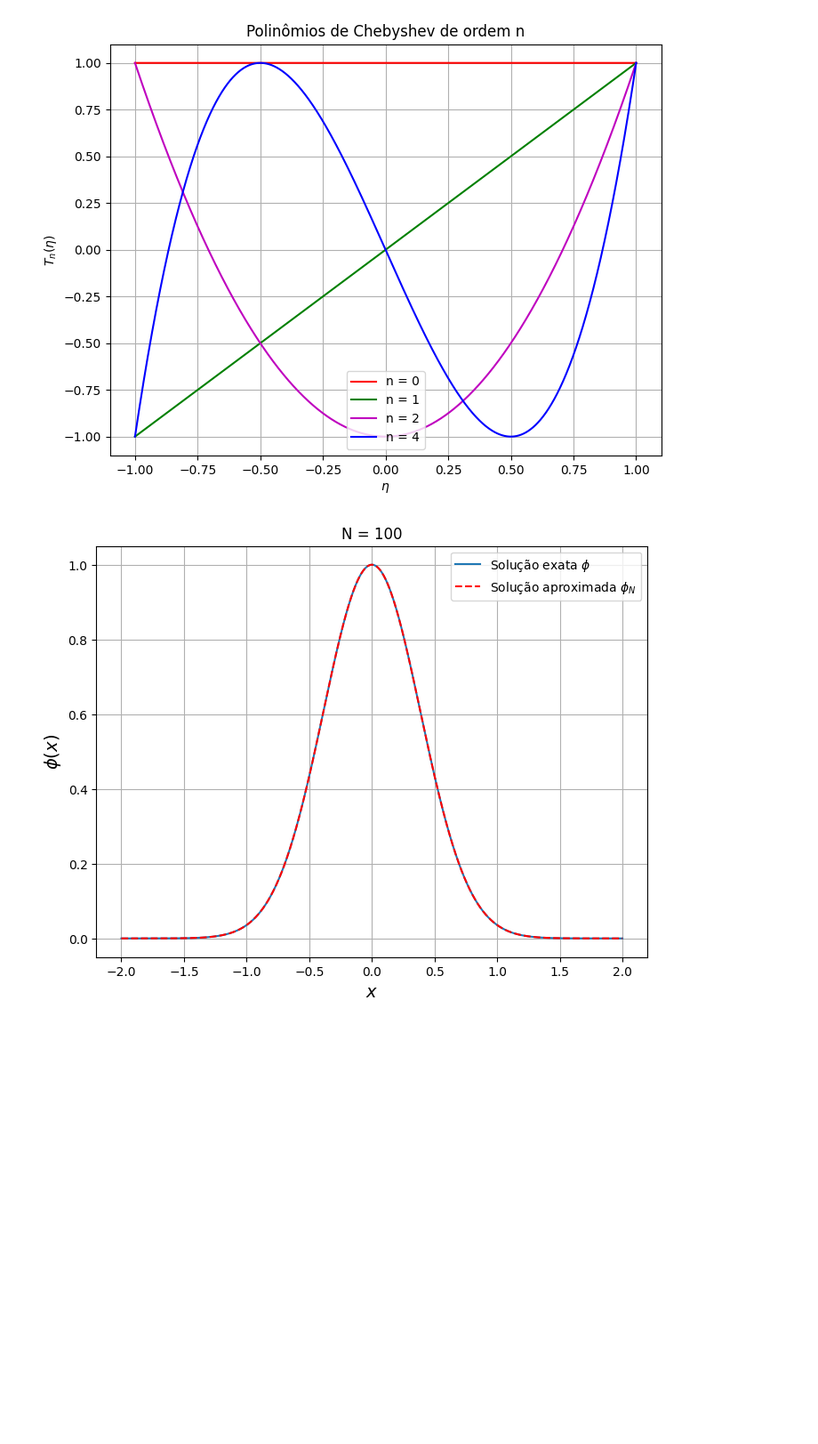
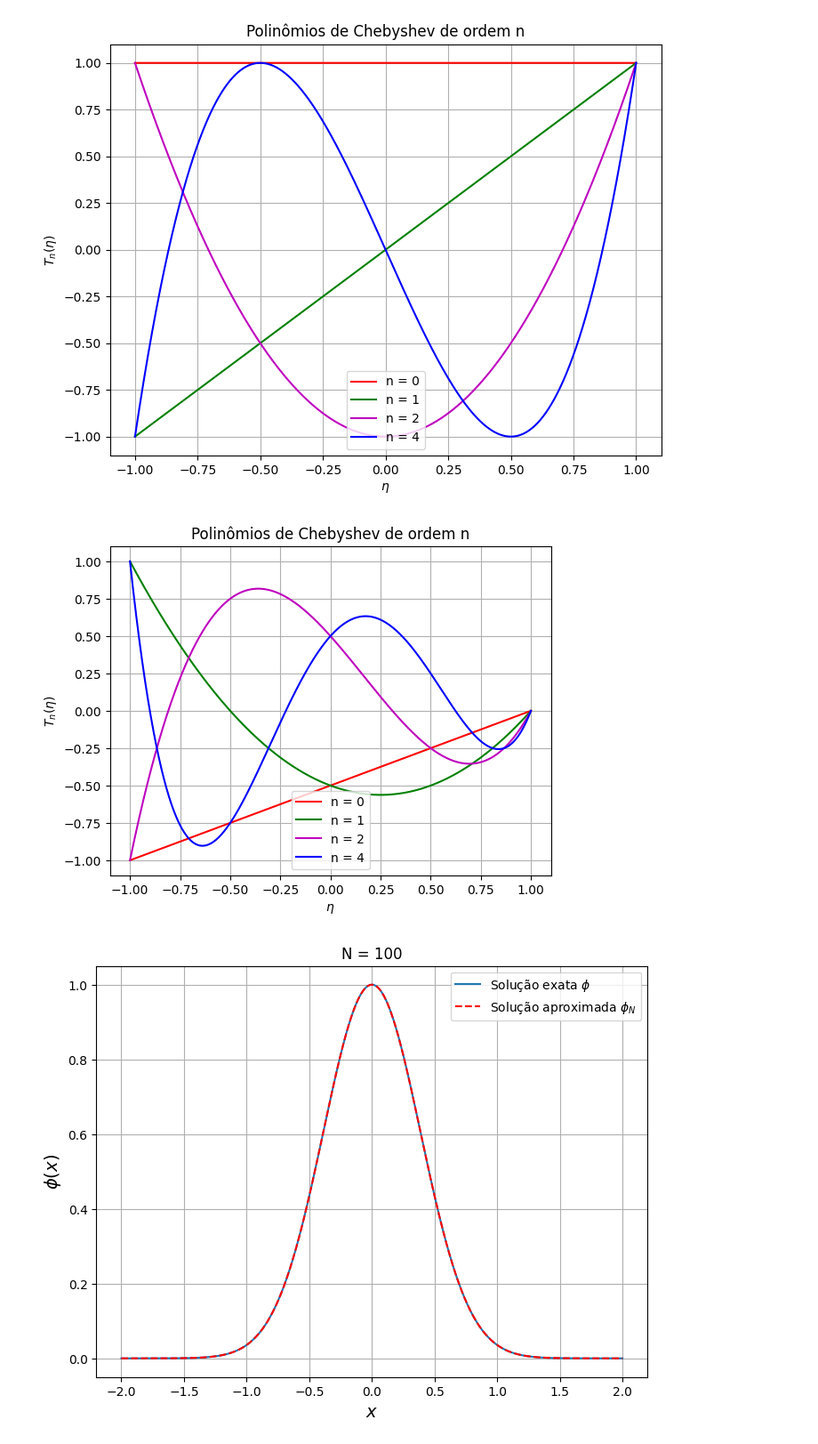
Before and after one commit to phmouras/Minicurso_Calculo_Numerico, a Jupyter notebook: aula4.ipynb, the cells around one changed output. Shown at 89% size. Cells and saved outputs as stored; diff of their text form; code cells hidden in the pictures; blank space fills up the shorter version.

```diff
--- a/aula4.ipynb
+++ b/aula4.ipynb
@@ -34,6 +34,8 @@ Tplot[1,] = colplot
 for i in range(2,N+2):
   Tplot[i,] = 2*colplot*Tplot[i-1,] - Tplot[i-2,]
 
+SB2_plot = 1/2*(Tplot[1:N+2,:] - Tplot[0:N+1,:])
+
 fig = plt.figure(figsize = (8, 6))
 
 plt.plot(colplot, Tplot[0,:],'r', label = 'n = 0')
@@ -47,6 +49,18 @@ plt.title('Polinômios de Chebyshev de ordem n')
 plt.grid()
 # %% [output]
 [figure]
+# %%
+plt.plot(colplot, SB2_plot[0,:],'r', label = 'n = 0')
+plt.plot(colplot, SB2_plot[1,:],'g', label = 'n = 1')
+plt.plot(colplot, SB2_plot[2,:],'m', label = 'n = 2')
+plt.plot(colplot, SB2_plot[3,:],'b', label = 'n = 4')
+plt.xlabel('$\eta$')
+plt.ylabel('$T_n(\eta)$')
+plt.legend(loc = 'lower center')
+plt.title('Polinômios de Chebyshev de ordem n')
+plt.grid()
+# %% [output]
+[figure, added]
 # %%
 # Para um domínio qualquer:
 
```
